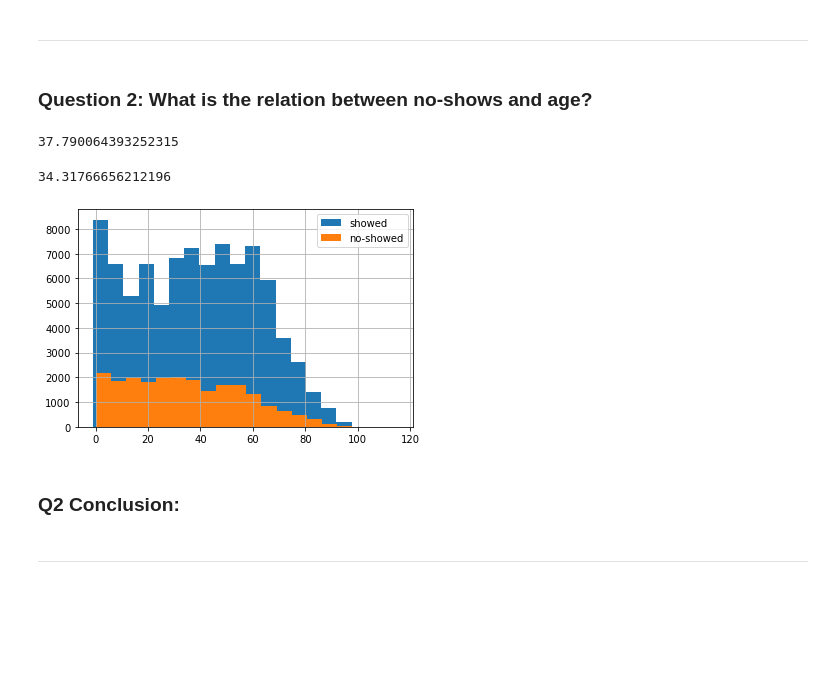
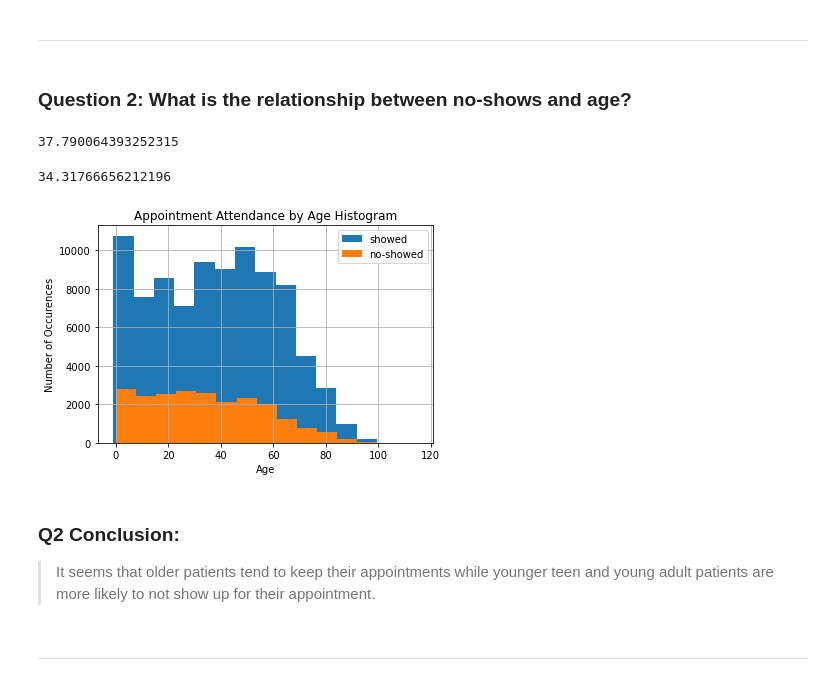
Before and after one commit to aaronschnider/medical-appointment-no-shows, a Jupyter notebook: Project - Medical Appointment No-Shows Analysis.ipynb, the cells around one changed output. Saved outputs shown, nothing was run; the diff lists cells and outputs as text; code cells hidden in the pictures; blank space fills up the shorter version.

```diff
--- a/Project - Medical Appointment No-Shows Analysis.ipynb
+++ b/Project - Medical Appointment No-Shows Analysis.ipynb
@@ -326,5 +325,5 @@ Text(0, 0.5, 'Number of appointments')
 # %% [markdown]
 ---
 # %% [markdown]
-### Question 2: What is the relation between no-shows and age?
+### Question 2: What is the relationship between no-shows and age?
 # %%
@@ -333,18 +333,24 @@ no_showed = df['No-show'] == 'Yes'
 df.Age[showed].mean()
 # %% [output]
 37.790064393252315
-# %%
-df.Age[no_showed].mean()
-# %% [output]
-34.31766656212196
+# %%
+# Also, calculate the average age of patients who did not showe up for their appointments.
+df.Age[no_showed].mean()
+# %% [output]
+34.31766656212196
 # %%
-df.Age[showed].hist(alpha=1, bins=20, label='showed')
-df.Age[no_showed].hist(alpha=1, bins=20, label='no-showed')
+# Plot the attendance on a histogram
+df.Age[showed].hist(alpha=1, bins=15, label='showed')
+df.Age[no_showed].hist(alpha=1, bins=15, label='no-showed')
+plt.title('Appointment Attendance by Age Histogram')
+plt.xlabel('Age')
+plt.ylabel('Number of Occurences')
 plt.legend();
 # %% [output]
-[figure, old version]
+[figure, new version]
-# %% [markdown]
-### Q2 Conclusion:
+# %% [markdown]
+### Q2 Conclusion:
+> It seems that older patients tend to keep their appointments while younger teen and young adult patients are more likely to not show up for their appointment.
 # %% [markdown]
 ---
 # %% [markdown]
```
Also changed, not shown: parts of 23 cells of this notebook, 1 other file.
